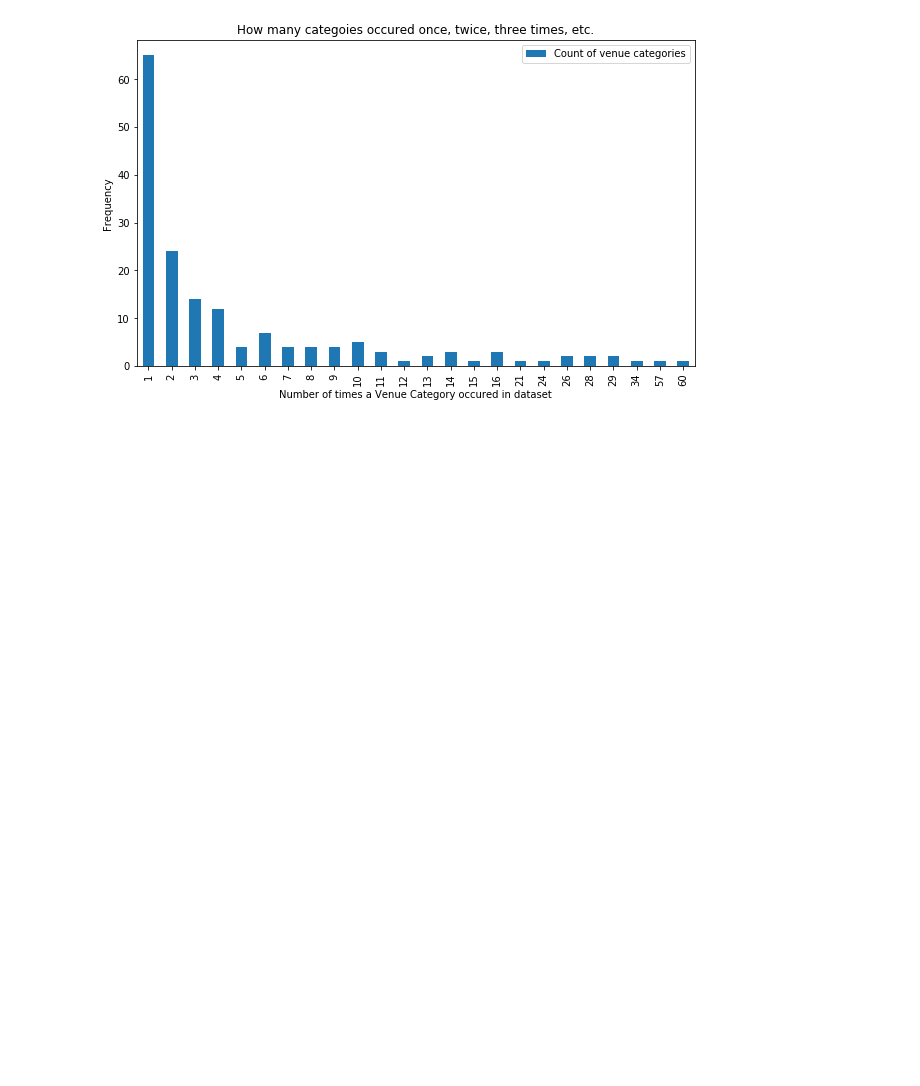
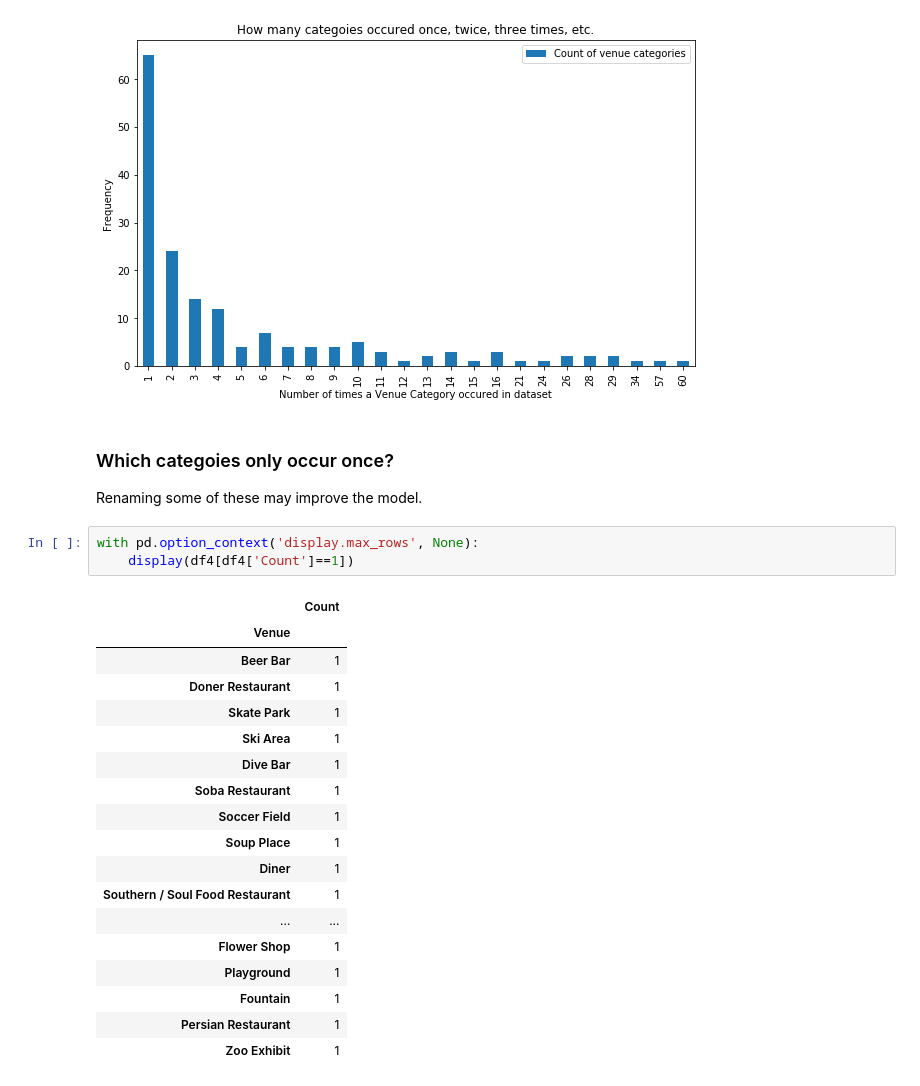
Before and after one commit to KathrynDH/Battle-of-the-Neighborhoods-FinalProject, a Jupyter notebook: Explore Location Data.ipynb, the cells around one changed output. Drawn from its saved outputs; the diff is of its cells as text; blank space fills up the shorter version.

```diff
--- a/Explore Location Data.ipynb
+++ b/Explore Location Data.ipynb
@@ -210,3 +210,28 @@ plt.title('How many categoies occured once, twice, three times, etc.') # add tit
 plt.show()
 # %% [output]
 [figure]
+# %% [markdown]
+### Which categoies only occur once?
+Renaming some of these may improve the model.
+# %%
+with pd.option_context('display.max_rows', None):
+    display(df4[df4['Count']==1])
+# %% [output]
+|  | Count |
+| Venue |  |
+| Beer Bar | 1 |
+| Doner Restaurant | 1 |
+| Skate Park | 1 |
+| Ski Area | 1 |
+| Dive Bar | 1 |
+| Soba Restaurant | 1 |
+| Soccer Field | 1 |
+| Soup Place | 1 |
+| Diner | 1 |
+| Southern / Soul Food Restaurant | 1 |
+| ... | ... |
+| Flower Shop | 1 |
+| Playground | 1 |
+| Fountain | 1 |
+| Persian Restaurant | 1 |
+| Zoo Exhibit | 1 |
```
